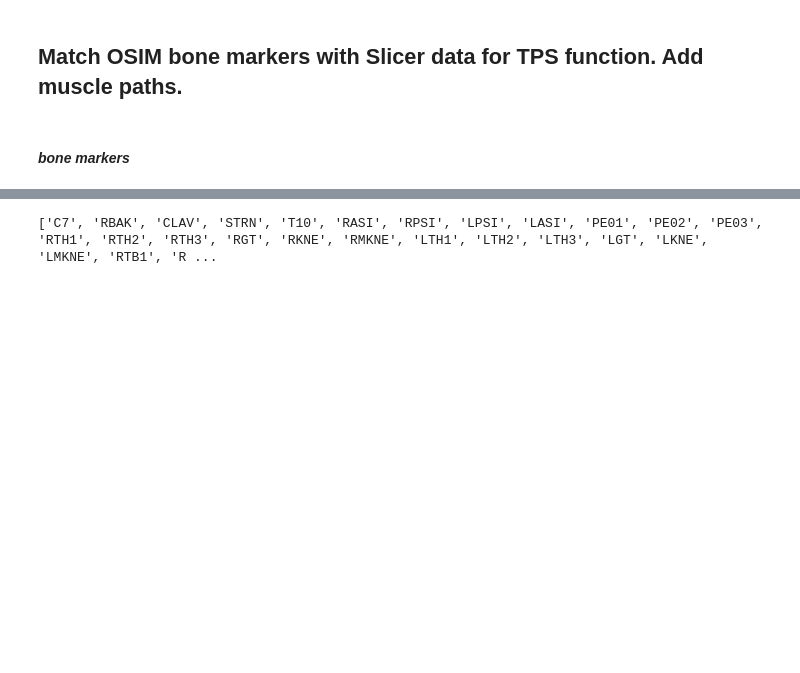
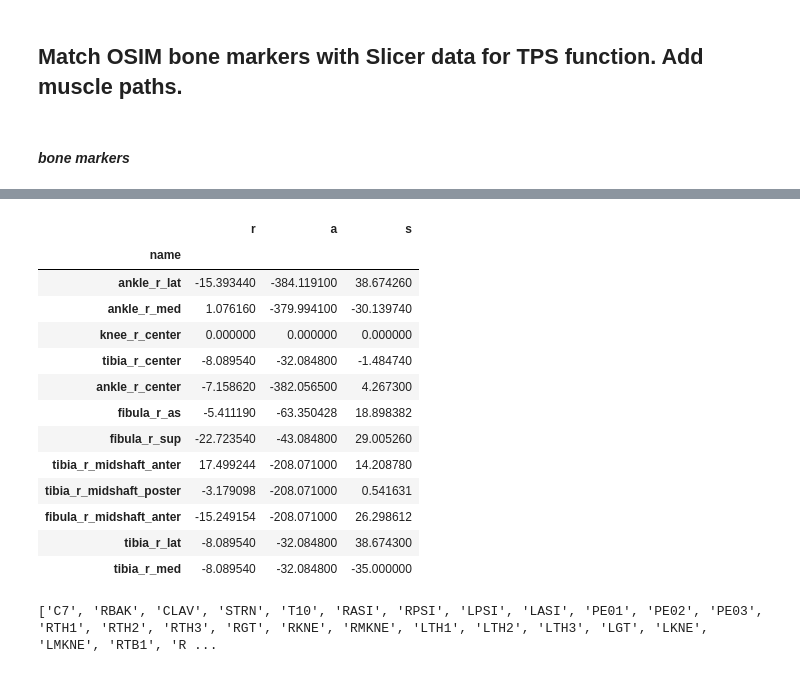
Before and after one commit to katya-stanzy/model_scaling, a Jupyter notebook: tps_workflow_step1_warping_muscles_to_markers.ipynb, the cells around one changed output, grey strips where cells are left out. Cells and saved outputs as stored; diff of their text form; code cells hidden in the pictures; blank space fills up the shorter version.

```diff
--- a/tps_workflow_step1_warping_muscles_to_markers.ipynb
+++ b/tps_workflow_step1_warping_muscles_to_markers.ipynb
@@ -318,3 +318,20 @@ patella_l_osim.head()
+# %%
+tibia_r_osim
+# %% [output]
+|  | r | a | s |
+| name |  |  |  |
+| ankle_r_lat | -15.393440 | -384.119100 | 38.674260 |
+| ankle_r_med | 1.076160 | -379.994100 | -30.139740 |
+| knee_r_center | 0.000000 | 0.000000 | 0.000000 |
+| tibia_r_center | -8.089540 | -32.084800 | -1.484740 |
+| ankle_r_center | -7.158620 | -382.056500 | 4.267300 |
+| fibula_r_as | -5.411190 | -63.350428 | 18.898382 |
+| fibula_r_sup | -22.723540 | -43.084800 | 29.005260 |
+| tibia_r_midshaft_anter | 17.499244 | -208.071000 | 14.208780 |
+| tibia_r_midshaft_poster | -3.179098 | -208.071000 | 0.541631 |
+| fibula_r_midshaft_anter | -15.249154 | -208.071000 | 26.298612 |
+| tibia_r_lat | -8.089540 | -32.084800 | 38.674300 |
+| tibia_r_med | -8.089540 | -32.084800 | -35.000000 |
 # %%
 # the support markers are to control the position of joint centres in parent bodies and skin markers
 # currently, these are not in the list of MRI markers
```
Also changed, not shown: parts of 28 cells of this notebook.
